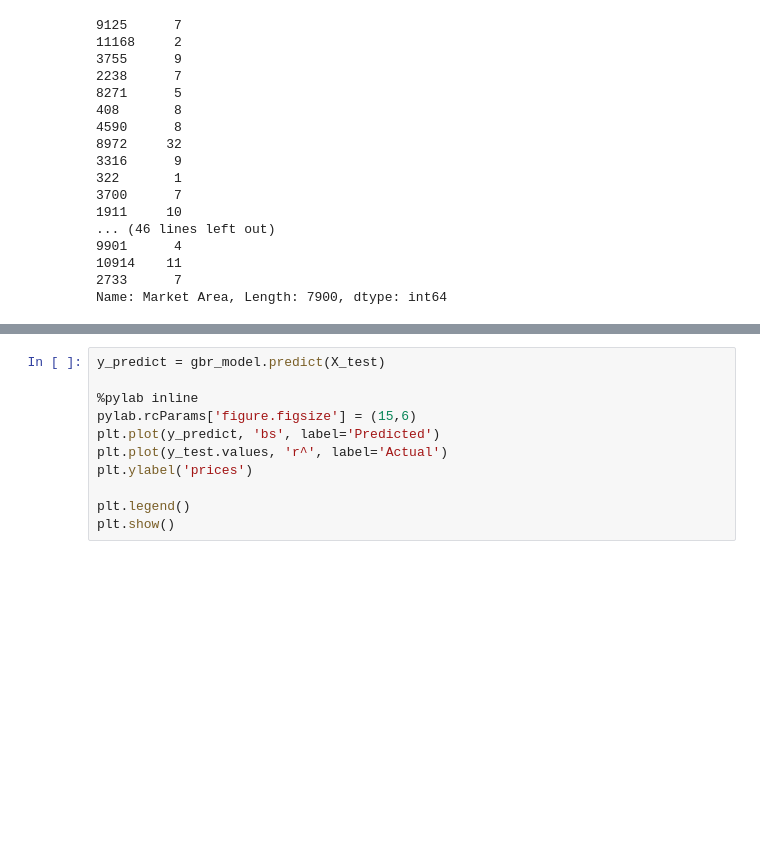
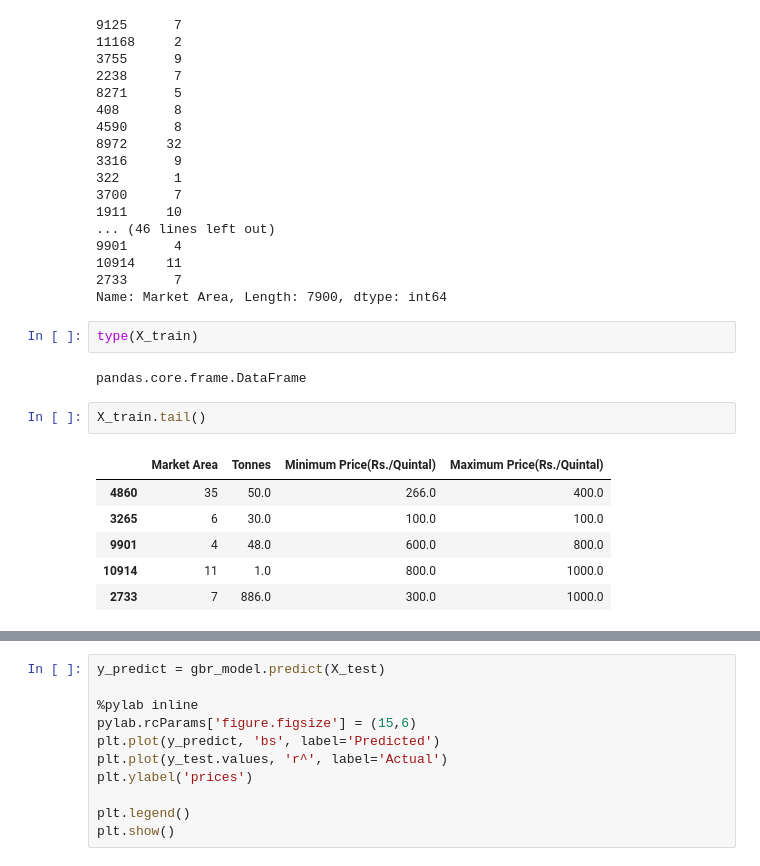
Before and after one commit to Quartz14/Tomato-Prices, a Jupyter notebook: tomato_ml.ipynb, the cells around one changed output, grey strips where cells are left out. Cells and saved outputs as stored; diff of their text form; blank space fills up the shorter version.

```diff
--- a/tomato_ml.ipynb
+++ b/tomato_ml.ipynb
@@ -98,3 +98,16 @@ X_train["Market Area"]
 10914    11
 2733      7
 Name: Market Area, Length: 7900, dtype: int64
+# %%
+type(X_train)
+# %% [output]
+pandas.core.frame.DataFrame
+# %%
+X_train.tail()
+# %% [output]
+|  | Market Area | Tonnes | Minimum Price(Rs./Quintal) | Maximum Price(Rs./Quintal) |
+| 4860 | 35 | 50.0 | 266.0 | 400.0 |
+| 3265 | 6 | 30.0 | 100.0 | 100.0 |
+| 9901 | 4 | 48.0 | 600.0 | 800.0 |
+| 10914 | 11 | 1.0 | 800.0 | 1000.0 |
+| 2733 | 7 | 886.0 | 300.0 | 1000.0 |
```
Also changed, not shown: parts of 3 cells of this notebook.
